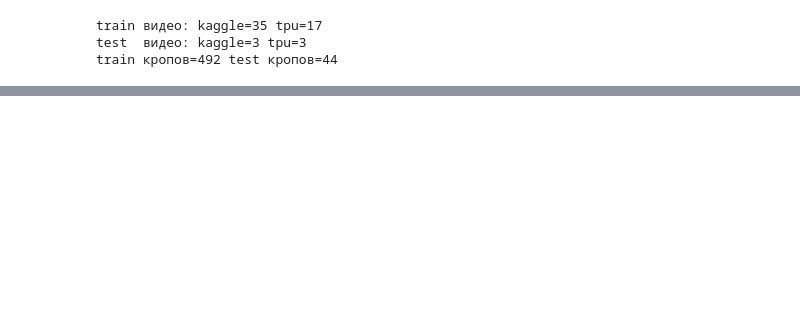
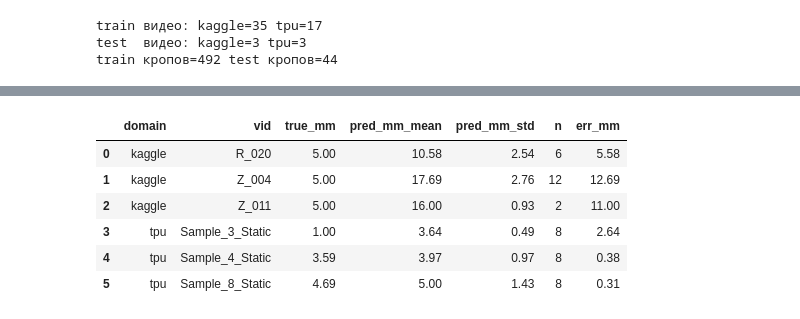
Before and after one commit to tomatoCoderq/thermal-control-ya-project, a Jupyter notebook: experiments/notebooks/regression_experiments.ipynb, the cells around one changed output, grey strips where cells are left out. Drawn from its saved outputs; the diff is of its cells as text; code cells hidden in the pictures; blank space fills up the shorter version.

```diff
--- a/experiments/notebooks/regression_experiments.ipynb
+++ b/experiments/notebooks/regression_experiments.ipynb
@@ -412,0 +329,19 @@ plt.tight_layout(); plt.show()
+# %%
+import pandas as pd
+rm = out2["metrics"]
+df = pd.DataFrame({"vid":[r[0] for r in test_idx], "domain":[r[4] for r in test_idx],
+                   "true_mm": np.round(rm.y_true,2), "pred_mm": np.round(rm.y_pred,2)})
+g = (df.groupby(["domain","vid"])
+       .agg(true_mm=("true_mm","first"), pred_mm_mean=("pred_mm","mean"),
+            pred_mm_std=("pred_mm","std"), n=("pred_mm","size")).reset_index())
+g["err_mm"] = (g.pred_mm_mean - g.true_mm).round(2)
+g[["pred_mm_mean","pred_mm_std"]] = g[["pred_mm_mean","pred_mm_std"]].round(2)
+g.sort_values(["domain","true_mm"])
+# %% [output]
+|  | domain | vid | true_mm | pred_mm_mean | pred_mm_std | n | err_mm |
+| 0 | kaggle | R_020 | 5.00 | 10.58 | 2.54 | 6 | 5.58 |
+| 1 | kaggle | Z_004 | 5.00 | 17.69 | 2.76 | 12 | 12.69 |
+| 2 | kaggle | Z_011 | 5.00 | 16.00 | 0.93 | 2 | 11.00 |
+| 3 | tpu | Sample_3_Static | 1.00 | 3.64 | 0.49 | 8 | 2.64 |
+| 4 | tpu | Sample_4_Static | 3.59 | 3.97 | 0.97 | 8 | 0.38 |
+| 5 | tpu | Sample_8_Static | 4.69 | 5.00 | 1.43 | 8 | 0.31 |
```
Also changed, not shown: parts of 30 cells of this notebook, 16 other files.
